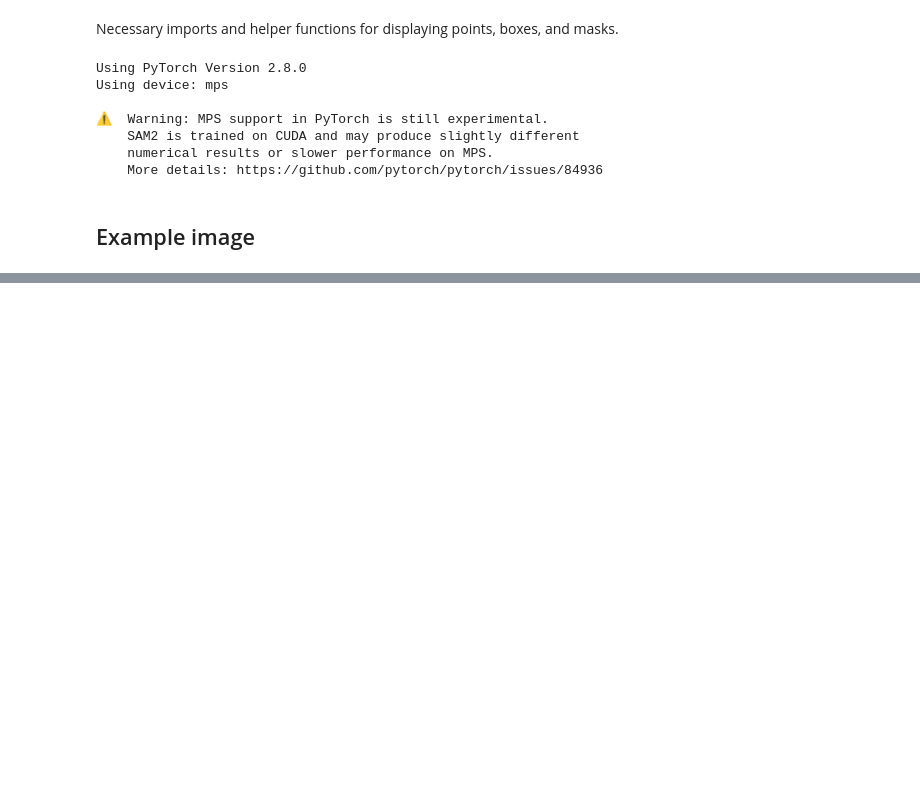
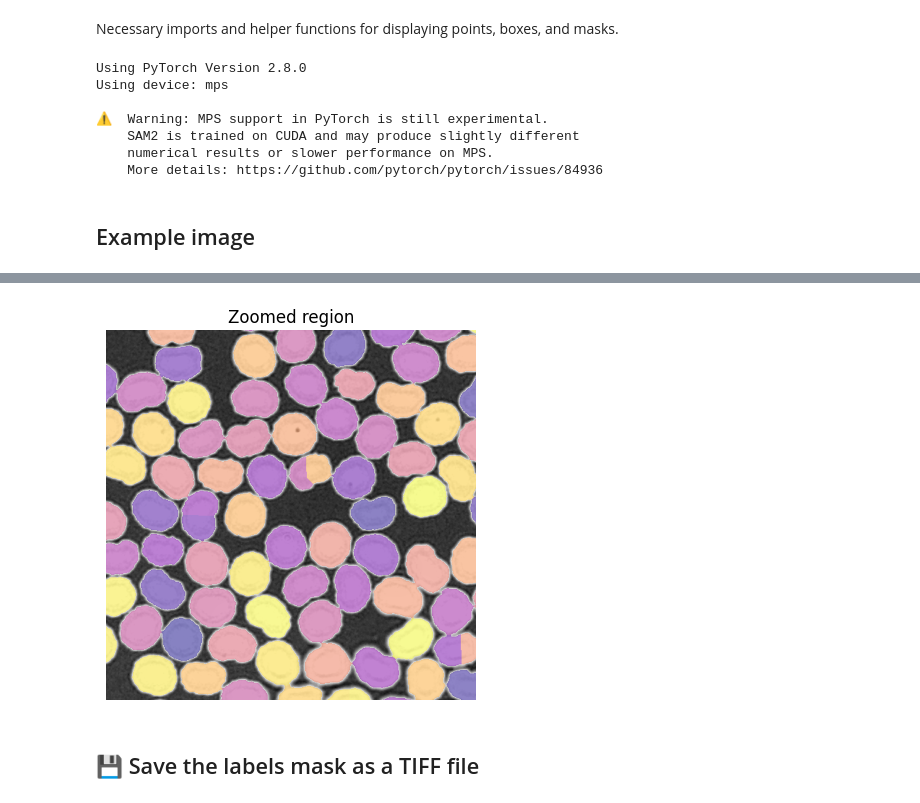
Before and after one commit to choROPeNt/segment-anything-2, a Jupyter notebook: notebooks/promotion/simple_analysis.ipynb, the cells around one changed output, grey strips where cells are left out. Drawn from its saved outputs; the diff is of its cells as text; code cells hidden in the pictures; blank space fills up the shorter version.

```diff
--- a/notebooks/promotion/simple_analysis.ipynb
+++ b/notebooks/promotion/simple_analysis.ipynb
@@ -656,0 +225,15 @@ for image, points, labels, masks in zip(img_batch, pts_batch, labels_batch, best
+# %%
+y0, x0 = 500,2000
+size = 512
+
+
+
+plt.imshow(image_np[y0:y0+size, x0:x0+size], cmap="gray")
+plt.imshow(label_canvas[y0:y0+size, x0:x0+size,:])
+plt.axis("off")
+plt.title("Zoomed region")
+plt.show()
+# %% [output]
+[figure, added]
+# %% [markdown]
+## 💾 Save the labels mask as a TIFF file
```
Also changed, not shown: parts of 76 cells of this notebook, 5 other files.
